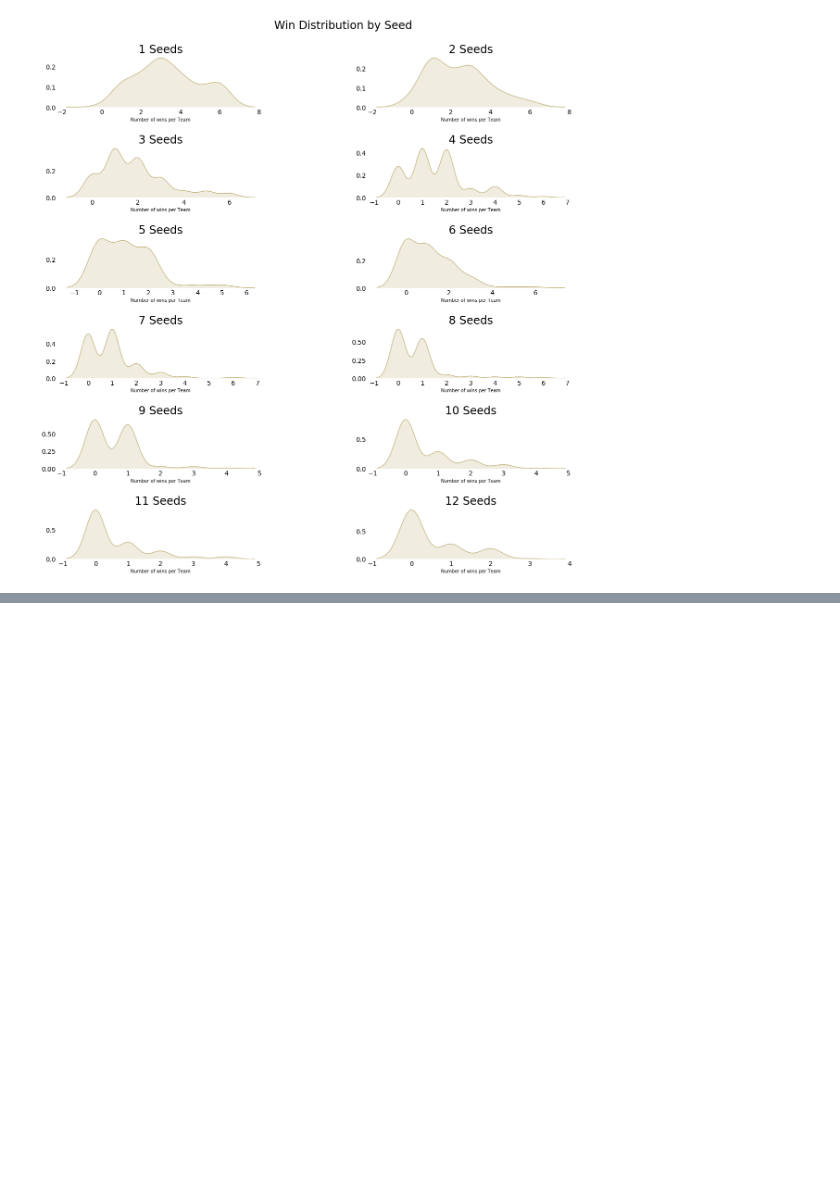
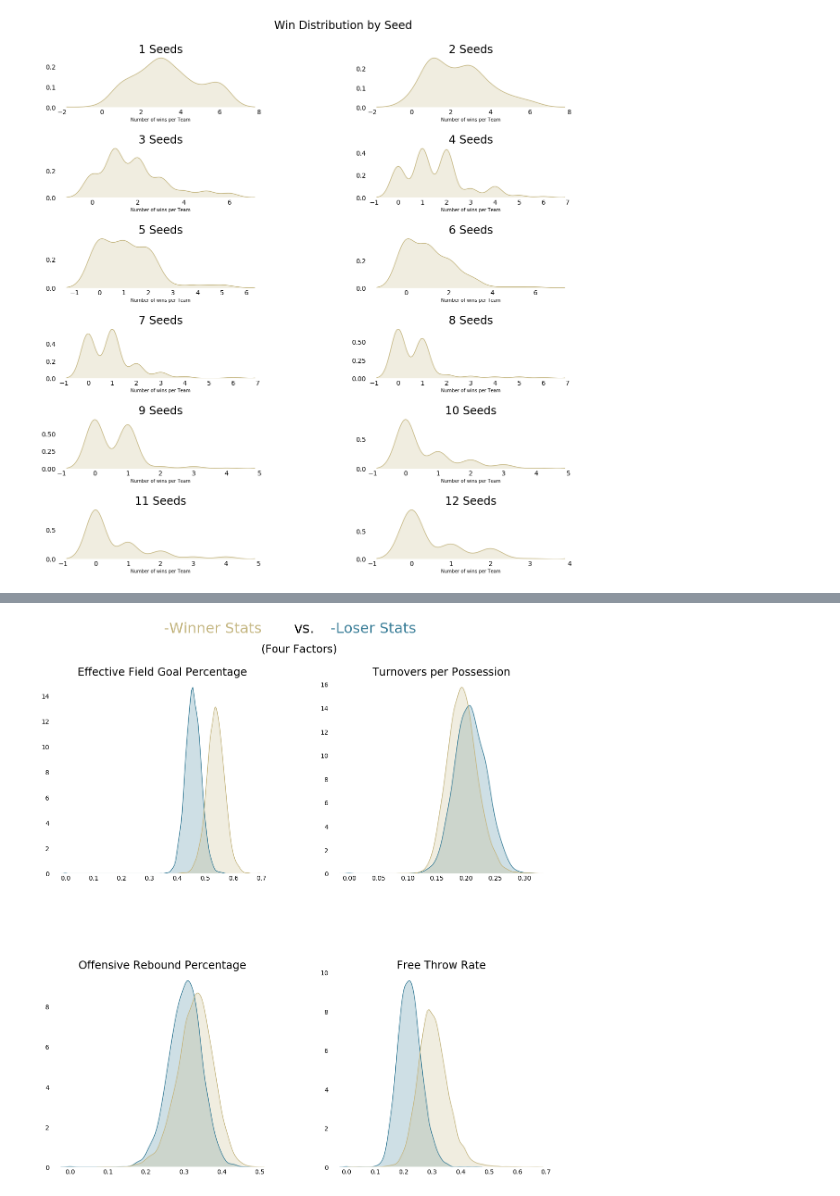
Before and after one commit to Regan831/basketball_predictions, a Jupyter notebook: EDA.ipynb, the cells around one changed output, grey strips where cells are left out. Drawn from its saved outputs; the diff is of its cells as text; code cells hidden in the pictures; blank space fills up the shorter version.

```diff
--- a/EDA.ipynb
+++ b/EDA.ipynb
@@ -8,6 +8,7 @@ import numpy as np
 # df_tourney_wins = pd.read_pickle('df_tourney_wins').drop('diff', axis=1)
 df_tourney_all_games =  pd.read_pickle('df_tourney_all_games')
 df_tourney_all_games_1985 = pd.read_pickle('df_tourney_all_games_1985')
+df_avgs_w_l = pd.read_pickle('df_avgs_w_l')
 # %%
 fig, ax = plt.subplots(figsize=(12, 6))
 sns.countplot(x=df_tourney_all_games_1985[df_tourney_all_games_1985.tourn_round == 2].Wseed, color='#FFD700')
@@ -359,0 +341,43 @@ for i in range(0,12):
+# %%
+fig = plt.figure(figsize=(20, 20))
+grid = plt.GridSpec(2, 2, wspace=0.25, hspace=0.5)
+
+fig.text(x=0.30, y=0.95, s='-Winner Stats', fontsize=32, color='#c5b783')
+fig.text(x=0.50, y=0.95, s='vs.', fontsize=32)
+fig.text(x=0.55, y=0.95, s=' -Loser Stats', fontsize=32, color='#3c7f99')
+fig.text(x=0.45, y=0.92, s='(Four Factors)', fontsize=24)
+
+
+plt.subplot(grid[0, :1])
+sns.kdeplot(df_avgs_w_l.Lefg_pct, shade=True, legend=False, color='#3c7f99')
+sns.kdeplot(df_avgs_w_l.Wefg_pct, shade=True, legend=False, color='#c5b783')
+plt.title('Effective Field Goal Percentage', fontsize=24)
+plt.box(False)
+plt.tick_params(axis='both', which='both', length=0)
+plt.tick_params(axis='both', which='major', labelsize=14)
+
+plt.subplot(grid[0, 1:])
+sns.kdeplot(df_avgs_w_l.Lto_poss, shade=True, legend=False, color='#3c7f99')
+sns.kdeplot(df_avgs_w_l.Wto_poss, shade=True, legend=False, color='#c5b783')
+plt.title('Turnovers per Possession', fontsize=24)
+plt.box(False)
+plt.tick_params(axis='both', which='both', length=0)
+plt.tick_params(axis='both', which='major', labelsize=14)
+
+plt.subplot(grid[1, :1])
+sns.kdeplot(df_avgs_w_l.Lorb_pct, shade=True, legend=False, color='#3c7f99')
+sns.kdeplot(df_avgs_w_l.Worb_pct, shade=True, legend=False, color='#c5b783')
+plt.title('Offensive Rebound Percentage', fontsize=24)
+plt.box(False)
+plt.tick_params(axis='both', which='both', length=0)
+plt.tick_params(axis='both', which='major', labelsize=14)
+
+plt.subplot(grid[1, 1:])
+sns.kdeplot(df_avgs_w_l.Lft_rate, shade=True, legend=False, color='#3c7f99')
+sns.kdeplot(df_avgs_w_l.Wft_rate, shade=True, legend=False, color='#c5b783')
+plt.title('Free Throw Rate', fontsize=24)
+plt.box(False)
+plt.tick_params(axis='both', which='both', length=0)
+plt.tick_params(axis='both', which='major', labelsize=14);
+# %% [output]
+[figure, added]
```
Also changed, not shown: parts of 2 cells of this notebook, 2 other files.
